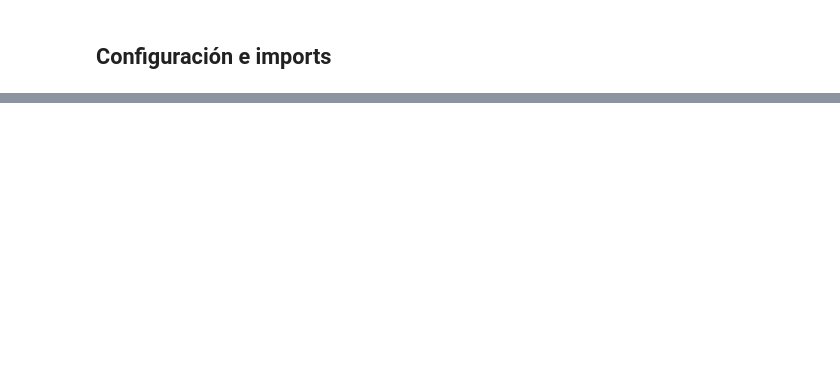
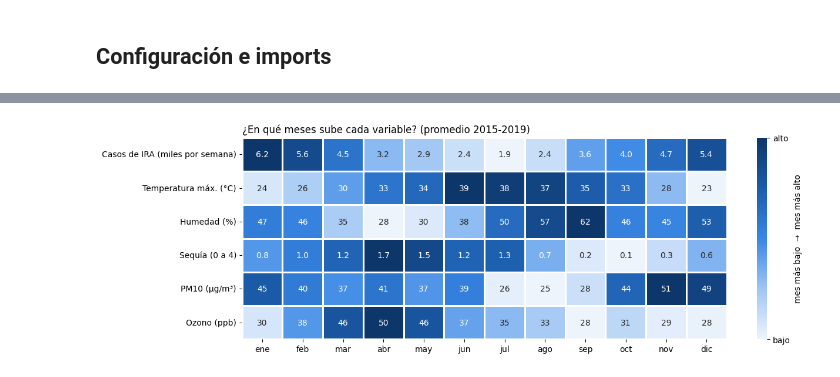
Before and after one commit to mdc-feature-engineering/sonora-health-climate-eda, a Jupyter notebook: notebooks/03_eda/3.3-relaciones-visualizacion.ipynb, the cells around one changed output, grey strips where cells are left out. Cells and saved outputs as stored; diff of their text form; code cells hidden in the pictures; blank space fills up the shorter version.

```diff
--- a/notebooks/03_eda/3.3-relaciones-visualizacion.ipynb
+++ b/notebooks/03_eda/3.3-relaciones-visualizacion.ipynb
@@ -120,0 +224,30 @@ Registrar aquí lo que se presentó al equipo sobre las relaciones observadas y
+# %%
+# ======================================================================
+# MAPA DE CALOR VARIABLE x MES
+# El color se calcula por fila: 0 = mes más bajo de esa variable, 1 = mes más alto.
+# Así todas las filas usan la misma escala de color aunque tengan unidades distintas.
+# ======================================================================
+perfil = base.groupby("mes")[TODAS].mean().T      # filas = variables, columnas = meses
+escala = perfil.sub(perfil.min(axis=1), axis=0).div(perfil.max(axis=1) - perfil.min(axis=1), axis=0)
+
+# Números que se escriben en cada celda: casos en miles; sequía con un decimal.
+texto = perfil.round(0).astype(int).astype(str)
+texto.loc[Y] = (perfil.loc[Y] / 1000).map("{:.1f}".format)
+texto.loc["severidad_sequia"] = perfil.loc["severidad_sequia"].map("{:.1f}".format)
+
+etiquetas_filas = [f"{NOMBRE[c]} (miles por semana)" if c == Y else NOMBRE[c]
+                   for c in perfil.index]
+fig, ax = plt.subplots(figsize=(13, 4.2))
+sns.heatmap(escala, annot=texto, fmt="", cmap=AZULES, linewidths=1, linecolor="white",
+            cbar_kws={"label": "mes más bajo  →  mes más alto", "ticks": [0, 1]}, ax=ax)
+ax.collections[0].colorbar.set_ticklabels(["bajo", "alto"])
+ax.set_xticklabels(MESES, rotation=0)
+ax.set_yticklabels(etiquetas_filas, rotation=0)
+ax.set_xlabel("")
+ax.set_ylabel("")
+ax.set_title("¿En qué meses sube cada variable? (promedio 2015-2019)", loc="left")
+fig.tight_layout()
+fig.savefig(FIGURES_DIR / f"rel_calendario_{GRANULARIDAD}.png", dpi=150)
+plt.show()
+# %% [output]
+[figure, added]
```
Also changed, not shown: parts of 54 cells of this notebook.
